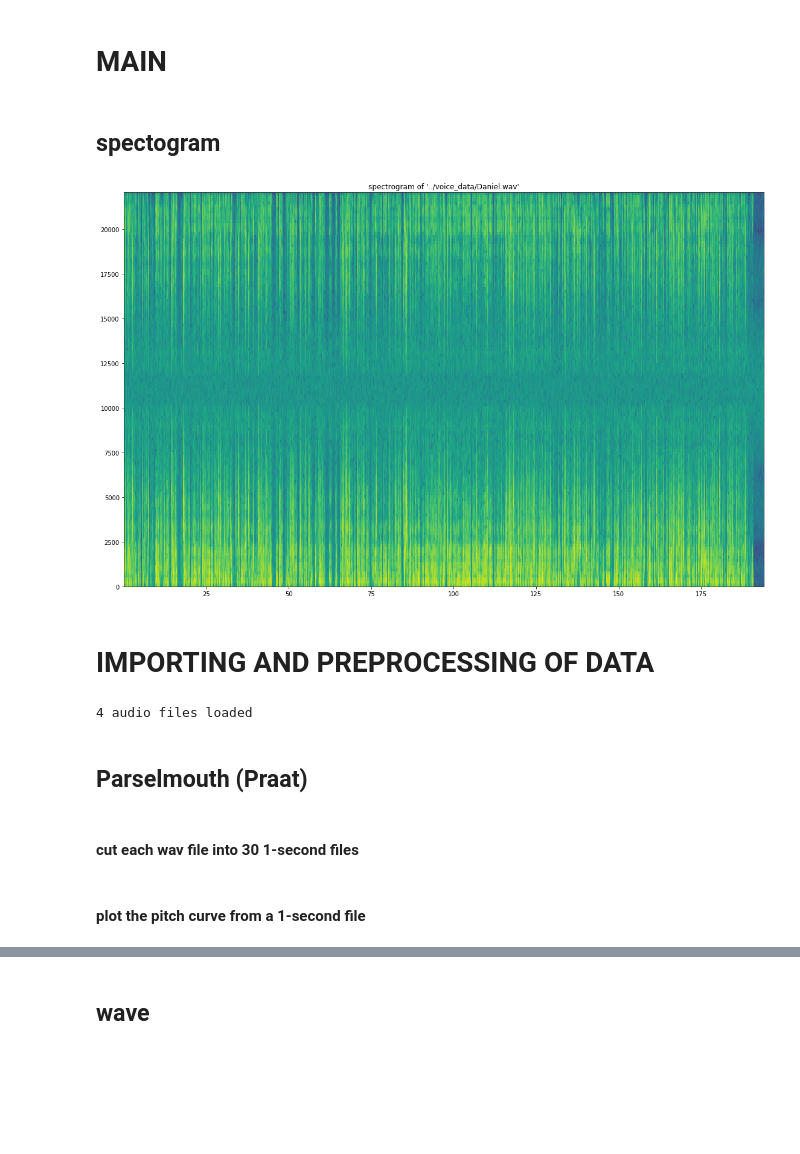
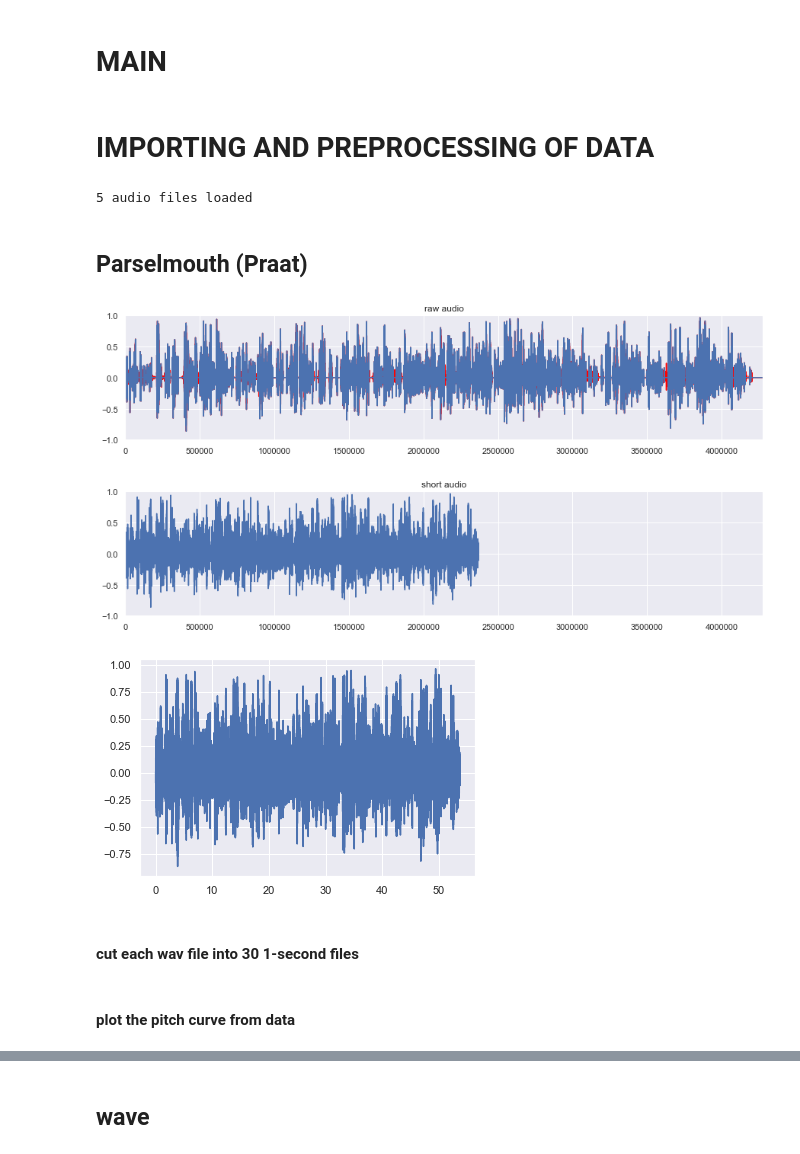
Before and after one commit to FirstPlaygroundAndThenIcecream/Speaker-Identification, a Jupyter notebook: rene experimental/wav classification.ipynb, the cells around one changed output, grey strips where cells are left out. Saved outputs shown, nothing was run; the diff lists cells and outputs as text; code cells hidden in the pictures; blank space fills up the shorter version.

Commit message:
pitch detection

```diff
--- a/rene experimental/wav classification.ipynb
+++ b/rene experimental/wav classification.ipynb
@@ -39,25 +32,3 @@ import seaborn as sns
-# %% [markdown]
-## spectogram
-# %%
-def graph_spectrogram(wav_file):
-    sound_info, frame_rate = get_wav_info(wav_file)
-    pylab.figure(num=None, figsize=(19, 12))
-    pylab.subplot(111)
-    pylab.title('spectrogram of %r' % wav_file)
-    pylab.specgram(sound_info, Fs=frame_rate)
-    pylab.savefig('spectrogram.png')
-def get_wav_info(wav_file):
-    wav = wave.open(wav_file, 'r')
-    frames = wav.readframes(-1)
-    sound_info = pylab.fromstring(frames, 'Int16')
-    frame_rate = wav.getframerate()
-    wav.close()
-    return sound_info, frame_rate
-if __name__ == '__main__':
-    wav_file = r"../voice_data/Daniel.wav"
-    graph_spectrogram(wav_file)
-# %% [output]
-[figure, removed]
 # %% [markdown]
 # IMPORTING AND PREPROCESSING OF DATA
 # %%
@@ -74,12 +45,12 @@ audios = fetch_voice_data()
 print(str(len(audios)) + " audio files loaded")
 
 def file_to_npy(path_to_file):
-    audioData, sampleRate = librosa.load(path_to_file)
-    print(audioData)
-    print(audioData.shape)
-    print(sampleRate)
-    y, sr = librosa.load(path_to_file, mono = true, duration = 30, sr = 44100)
-    print(y.size)
+    #audioData, sampleRate = librosa.load(path_to_file)
+    #print(audioData)
+    #print(audioData.shape)
+    #print(sampleRate)
+    y, sr = librosa.load(path_to_file, sr = 44100)
+    #y, sr = librosa.load(path_to_file, mono = True, sr = 44100)
     return y
 
 def npy_to_df(numpy_array, sample_rate, row_length, row_count):
@@ -92,10 +63,50 @@ def npy_to_df(numpy_array, sample_rate, row_length, row_count):
         rows = np.vstack((rows, row))
     df = pd.DataFrame((rows), columns=range(sample_rate*row_length))
     return df
+
+def remove_silence(y):
+    intervals = librosa.effects.split(y, top_db = 18)
+    non_silent_audio = np.zeros(y.shape)
+    for i in intervals:
+        start, end = i
+        non_silent_audio[start:end] = y[start:end]
+    #non_silent_audio = reject_outliers(non_silent_audio)
+    return non_silent_audio
+
+#remove all values further away from the mean than m-times the std deviation
+def reject_outliers(data, m=1):
+    return data[abs(data - np.mean(data)) < m * np.std(data)]
 # %% [output]
-4 audio files loaded
+5 audio files loaded
 # %% [markdown]
 ## Parselmouth (Praat)
+# %%
+y = file_to_npy(data_path + audios[0])
+plt.figure(figsize=[15,3])
+plt.plot(y, color="red")
+plt.plot(remove_silence(y))
+plt.ylim(-1, 1)
+plt.xlim(0, len(y))
+plt.title('raw audio')
+a = remove_silence(y)
+a = a[(a != 0)]
+plt.figure(figsize=[15,3])
+plt.plot(a)
+plt.ylim(-1, 1)
+plt.xlim(0, len(y))
+plt.title('short audio')
+
+librosa.output.write_wav("data/output.wav", a[(a != 0)], 44100)
+# %% [output]
+[figure, added]
+[figure, added]
+# %%
+snd = parselmouth.Sound(a)
+plt.figure()
+plt.plot(snd.xs(), snd.values.T)
+plt.show()
+# %% [output]
+[figure, added]
 # %% [markdown]
 #### cut each wav file into 30 1-second files
 # %%
@@ -111,6 +122,6 @@ for i in range(len(audios)):
         label = label + str(j) + ".wav"
         librosa.output.write_wav("parselmouth/" + label, y, sr)
 # %% [markdown]
-#### plot the pitch curve from a 1-second file
+#### plot the pitch curve from data
 # %%
 sns.set() # Use seaborn's default style to make attractive graphs
```
Also changed, not shown: parts of 11 cells of this notebook.
